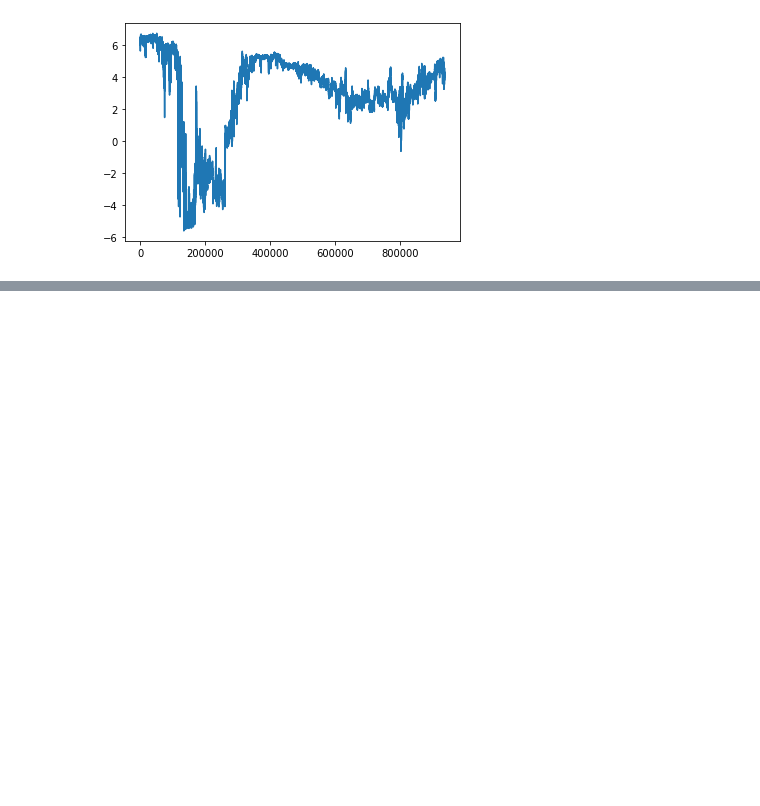
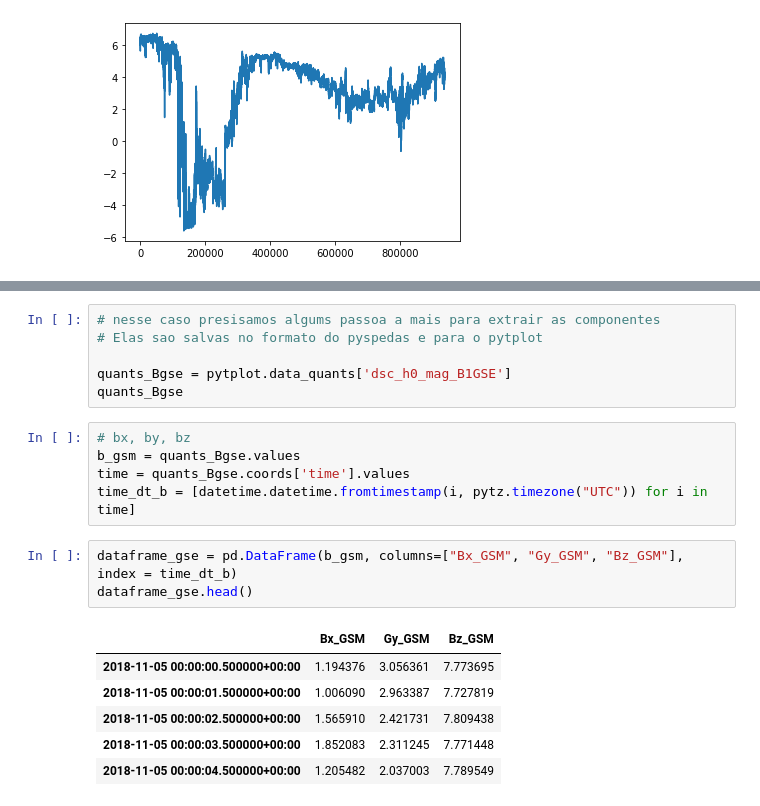
Before and after one commit to zemarchezi/NASASpaceApps, a Jupyter notebook: Read_CDF_Files.ipynb, the cells around one changed output, grey strips where cells are left out. Saved outputs shown, nothing was run; the diff lists cells and outputs as text; blank space fills up the shorter version.

```diff
--- a/Read_CDF_Files.ipynb
+++ b/Read_CDF_Files.ipynb
@@ -68,0 +90,21 @@ mag_field_dataframe["Gy_GSM"].plot()
+# %%
+# nesse caso presisamos algums passoa a mais para extrair as componentes
+# Elas sao salvas no formato do pyspedas e para o pytplot
+
+quants_Bgse = pytplot.data_quants['dsc_h0_mag_B1GSE']
+quants_Bgse
+# %%
+# bx, by, bz
+b_gsm = quants_Bgse.values
+time = quants_Bgse.coords['time'].values
+time_dt_b = [datetime.datetime.fromtimestamp(i, pytz.timezone("UTC")) for i in time]
+# %%
+dataframe_gse = pd.DataFrame(b_gsm, columns=["Bx_GSM", "Gy_GSM", "Bz_GSM"], index = time_dt_b)
+dataframe_gse.head()
+# %% [output]
+|  | Bx_GSM | Gy_GSM | Bz_GSM |
+| 2018-11-05 00:00:00.500000+00:00 | 1.194376 | 3.056361 | 7.773695 |
+| 2018-11-05 00:00:01.500000+00:00 | 1.006090 | 2.963387 | 7.727819 |
+| 2018-11-05 00:00:02.500000+00:00 | 1.565910 | 2.421731 | 7.809438 |
+| 2018-11-05 00:00:03.500000+00:00 | 1.852083 | 2.311245 | 7.771448 |
+| 2018-11-05 00:00:04.500000+00:00 | 1.205482 | 2.037003 | 7.789549 |
```
Also changed, not shown: parts of 11 cells of this notebook.
